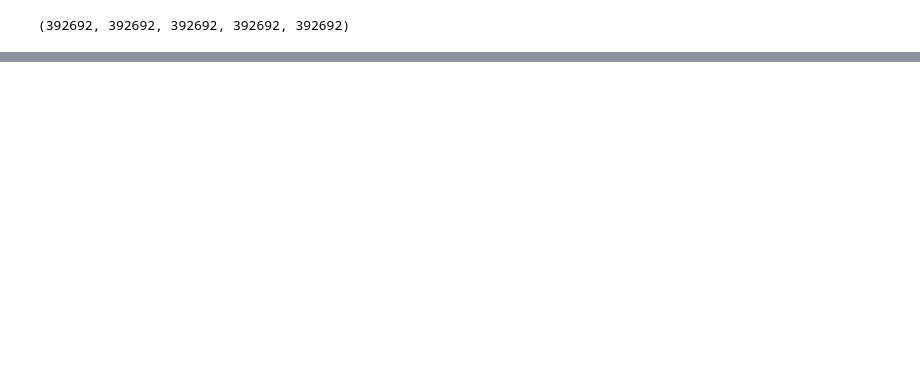
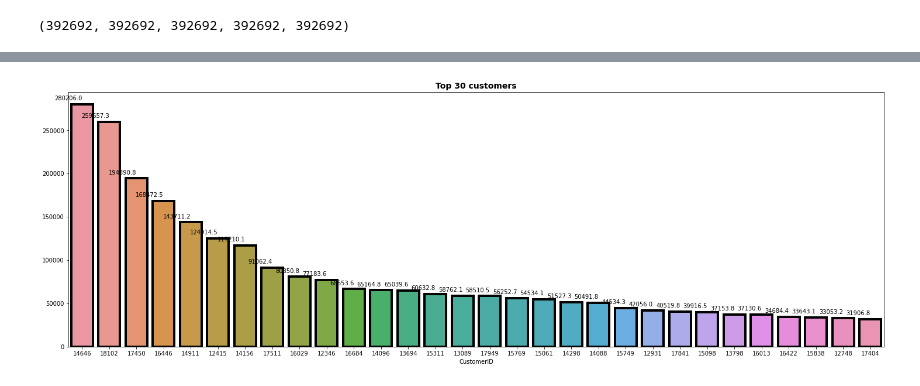
Before and after one commit to PratibhaSanganmath/ML-Online-Retail-Customer-segmentation, a Jupyter notebook: Online_Retail_Customer_Segmentation_1_Capstone_Project.ipynb, the cells around one changed output, grey strips where cells are left out. Cells and saved outputs as stored; diff of their text form; code cells hidden in the pictures; blank space fills up the shorter version.

```diff
--- a/Online_Retail_Customer_Segmentation_1_Capstone_Project.ipynb
+++ b/Online_Retail_Customer_Segmentation_1_Capstone_Project.ipynb
@@ -357,3 +357,7 @@ df.head() # returns the first 5 rows of the dataset
 | 2 | 17850 | 536365 | 2010-12-01 08:26:00 | 84406B | United Kingdom | CREAM CUPID HEARTS COAT HANGER | 8 | 2.75 | 22.00 | ... |
 | 3 | 17850 | 536365 | 2010-12-01 08:26:00 | 84029G | United Kingdom | KNITTED UNION FLAG HOT WATER BOTTLE | 6 | 3.39 | 20.34 | ... |
 | 4 | 17850 | 536365 | 2010-12-01 08:26:00 | 84029E | United Kingdom | RED WOOLLY HOTTIE WHITE HEART. | 6 | 3.39 | 20.34 | ... |
+# %%
+# again we are going to shift our columns
+df = df[['CustomerID', 'InvoiceNo', 'InvoiceDate', 'Year', 'Month', 'WeekDay','TimePeriod',
+         'StockCode', 'Country', 'Description', 'Quantity', 'UnitPrice', 'Total_Price']]
@@ -359,0 +374,3 @@ df.head() # returns the first 5 rows of the dataset
+# %%
+#copying our dataset into my_data
+my_data = df.copy()
@@ -359,0 +435,4 @@ df.head() # returns the first 5 rows of the dataset
+# %%
+# returns the top 30 customer id's who have high price rate
+best_customers = my_data.groupby(by='CustomerID')['Total_Price'].sum().sort_values(ascending=False)[:30]
+best_customers
@@ -359,0 +457,14 @@ df.head() # returns the first 5 rows of the dataset
+# %%
+# Here, we plot the bar plot
+plt.figure(figsize=(55,8))
+plt.subplot(1,2,1)
+ax=sns.barplot(best_customers.index, best_customers.values, order=best_customers.index,lw=4,
+               ec='black',hatch='')
+plt.title("Top 30 customers", fontsize=14, fontweight="bold")
+
+# Adding Annotation
+for p in ax.patches:
+  ax.annotate(format(p.get_height(), '.1f'), (p.get_x() + p.get_width() / 2., p.get_height())
+  , ha = 'right', va = 'center', xytext = (0, 10), textcoords = 'offset points')
+# %% [output]
+[figure, added]
```
Also changed, not shown: parts of 8 cells of this notebook.
